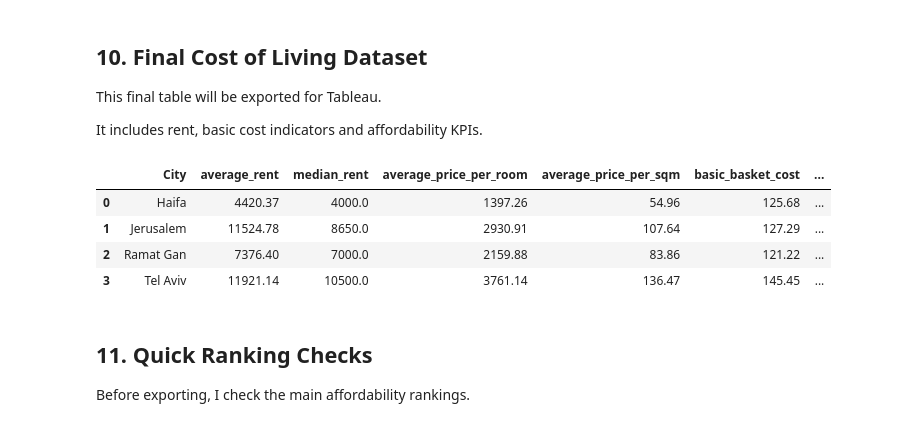
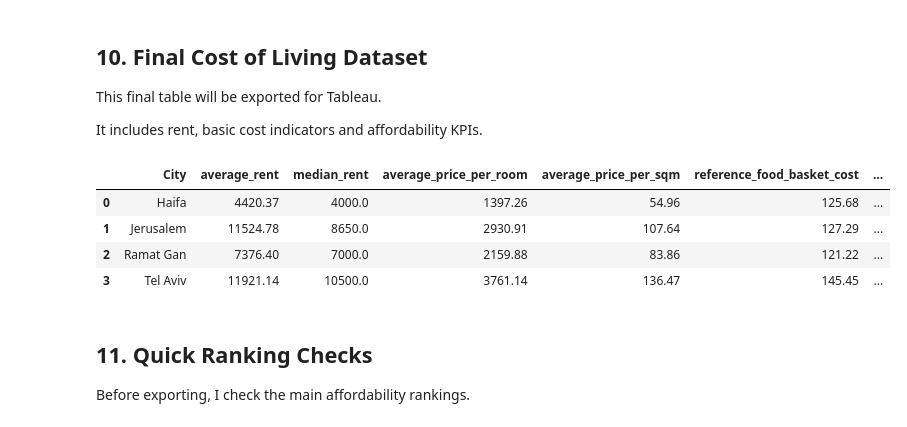
Before and after one commit to juanepstein99/cost-of-living-for-olim-israel, a Jupyter notebook: notebooks/Cost_of_Living_Summary.ipynb, the cells around one changed output. Saved outputs shown, nothing was run; the diff lists cells and outputs as text; code cells hidden in the pictures.

```diff
--- a/notebooks/Cost_of_Living_Summary.ipynb
+++ b/notebooks/Cost_of_Living_Summary.ipynb
@@ -151,7 +158,7 @@ city_cost
 | 3 | Jerusalem | NaN | NaN | NaN | NaN |
 # %%
 # Ramat Gan values
-city_cost.loc[city_cost["City"] == "Ramat Gan", "basic_basket_cost"] = 121.22
+city_cost.loc[city_cost["City"] == "Ramat Gan", "reference_food_basket_cost"] = 121.22
 city_cost.loc[city_cost["City"] == "Ramat Gan", "monthly_transport"] = 323
 city_cost.loc[city_cost["City"] == "Ramat Gan", "average_salary"] = 19282
 city_cost.loc[city_cost["City"] == "Ramat Gan", "arnona_rate_per_sqm_yearly"] = 81
@@ -165,7 +172,7 @@ city_cost
 | 3 | Jerusalem | NaN | NaN | NaN | NaN |
 # %%
 # Haifa values
-city_cost.loc[city_cost["City"] == "Haifa", "basic_basket_cost"] = 125.68
+city_cost.loc[city_cost["City"] == "Haifa", "reference_food_basket_cost"] = 125.68
 city_cost.loc[city_cost["City"] == "Haifa", "monthly_transport"] = 323
 city_cost.loc[city_cost["City"] == "Haifa", "average_salary"] = 15854
 city_cost.loc[city_cost["City"] == "Haifa", "arnona_rate_per_sqm_yearly"] = 69
@@ -179,7 +186,7 @@ city_cost
 | 3 | Jerusalem | NaN | NaN | NaN | NaN |
 # %%
 # Jerusalem values
-city_cost.loc[city_cost["City"] == "Jerusalem", "basic_basket_cost"] = 127.29
+city_cost.loc[city_cost["City"] == "Jerusalem", "reference_food_basket_cost"] = 127.29
 city_cost.loc[city_cost["City"] == "Jerusalem", "monthly_transport"] = 323
 city_cost.loc[city_cost["City"] == "Jerusalem", "average_salary"] = 11480
 city_cost.loc[city_cost["City"] == "Jerusalem", "arnona_rate_per_sqm_yearly"] = 65
@@ -318,12 +327,11 @@ disposable_income = average salary - total monthly cost
 # Calculate total estimated monthly cost
 cost_of_living["total_monthly_cost"] = (
     cost_of_living["median_rent"] +
-    cost_of_living["basic_basket_cost"] +
     cost_of_living["monthly_transport"] +
     cost_of_living["estimated_monthly_arnona"]
 )
 
-# Calculate disposable income after estimated basic costs
+# Calculate pre-tax disposable income after rent, transportation, and Arnona
 cost_of_living["disposable_income"] = (
     cost_of_living["average_salary"] -
     cost_of_living["total_monthly_cost"]
@@ -356,26 +364,26 @@ It includes rent, basic cost indicators and affordability KPIs.
 # %%
 # Select final columns
 city_cost_summary = cost_of_living[[
     "City",
     "average_rent",
     "median_rent",
     "average_price_per_room",
     "average_price_per_sqm",
-    "basic_basket_cost",
+    "reference_food_basket_cost",
     "monthly_transport",
     "average_salary",
     "average_size_sqm",
     "arnona_rate_per_sqm_yearly",
     "estimated_monthly_arnona",
     "rent_to_salary_ratio",
     "rent_to_salary_percent",
     "total_monthly_cost",
     "disposable_income"
 ]]
 
 city_cost_summary
 # %% [output]
-|  | City | average_rent | median_rent | average_price_per_room | average_price_per_sqm | basic_basket_cost | ... |
+|  | City | average_rent | median_rent | average_price_per_room | average_price_per_sqm | reference_food_basket_cost | ... |
 | 0 | Haifa | 4420.37 | 4000.0 | 1397.26 | 54.96 | 125.68 | ... |
 | 1 | Jerusalem | 11524.78 | 8650.0 | 2930.91 | 107.64 | 127.29 | ... |
 | 2 | Ramat Gan | 7376.40 | 7000.0 | 2159.88 | 83.86 | 121.22 | ... |
```
Also changed, not shown: parts of 11 cells of this notebook, 3 other files.
